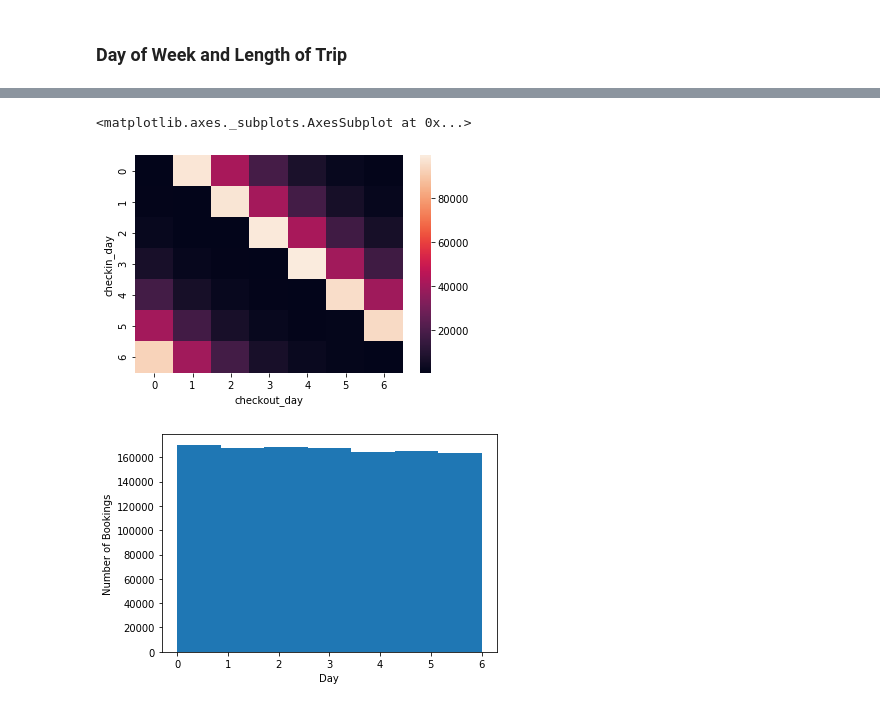
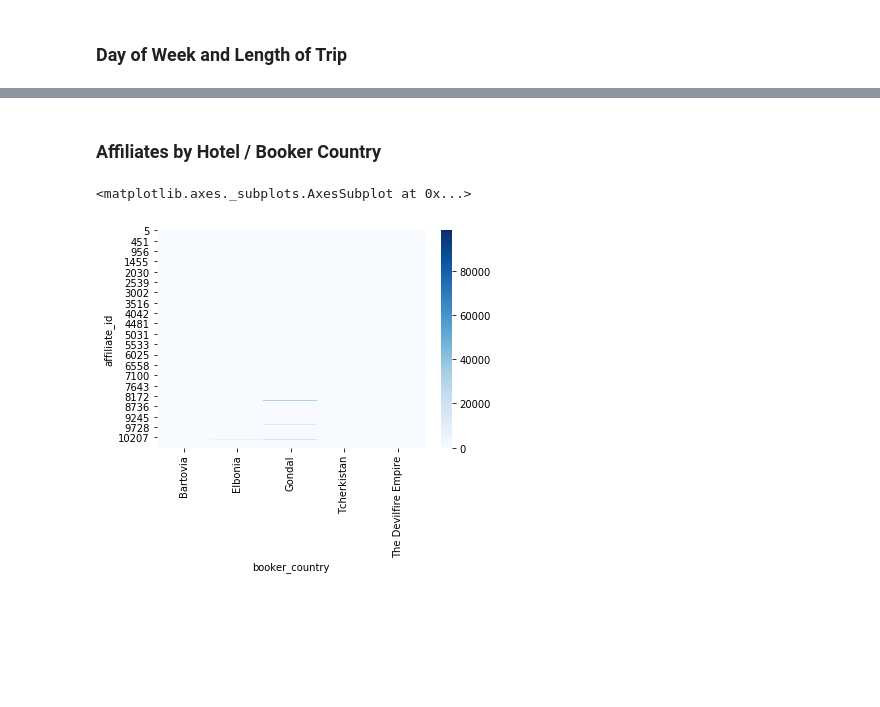
Before and after one commit to okz12/bookingdotcom-challenge, a Jupyter notebook: 2. EDA.ipynb, the cells around one changed output, grey strips where cells are left out. Drawn from its saved outputs; the diff is of its cells as text; code cells hidden in the pictures; blank space fills up the shorter version.

```diff
--- a/2. EDA.ipynb
+++ b/2. EDA.ipynb
@@ -60,13 +107,9 @@ plt.show()
+# %% [markdown]
+### Affiliates by Hotel / Booker Country
 # %%
-dow = df.pivot_table(index='checkin_day', columns='checkout_day', values='utrip_id', aggfunc=len).fillna(0)
-sns.heatmap(dow)
+aff_to_booker = df.pivot_table(index='affiliate_id', columns='booker_country', values='utrip_id', aggfunc=len).fillna(0)
+sns.heatmap(aff_to_booker, cmap="Blues")
+plt.show()
 # %% [output]
 <matplotlib.axes._subplots.AxesSubplot at 0x...>
-[figure, old version]
+[figure, new version]
-# %%
-plt.hist(df['checkin_day'], align='mid', bins=7)
-plt.xlabel('Day')
-plt.ylabel('Number of Bookings')
-plt.show()
-# %% [output]
-[figure, removed]
```
Also changed, not shown: parts of 14 cells of this notebook.
